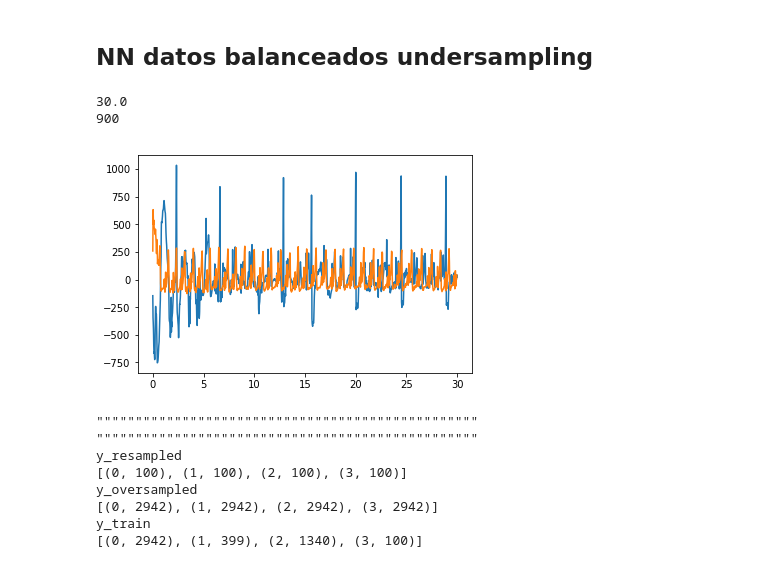
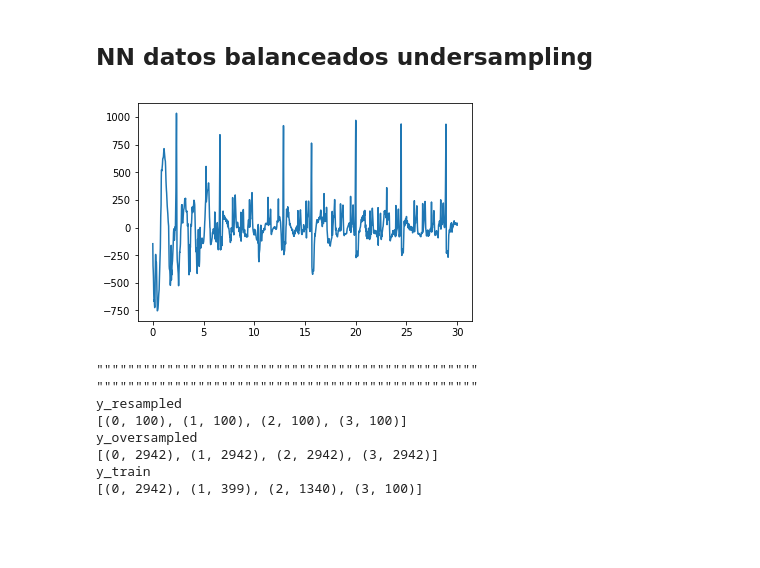
Before and after one commit to miansaay/Project, a Jupyter notebook: NN_datos_balanceados_undersampling.ipynb, the cells around one changed output. Cells and saved outputs as stored; diff of their text form; code cells hidden in the pictures; blank space fills up the shorter version.

```diff
--- a/NN_datos_balanceados_undersampling.ipynb
+++ b/NN_datos_balanceados_undersampling.ipynb
@@ -24,37 +24,35 @@ y_test = np.load('y_test.npy')
 
 fs = 300. #hz
 t = np.arange(len(X_train[0]))/fs
 plt.plot(t,X_train[0,:])
 
 #Es probable que tengamos un problema mal condicionado: vamos a realizar un submuestreo de la señal a 50 muestras por segundo
 from scipy import signal
 
-decimate = True
+decimate = False
 
 if decimate:
     freq = fs/10#Hz
     print(freq)
     secs = len(X_train[200])/fs
     samps = int(secs*freq)
     c = 0
     X_new = np.zeros((X_train.shape[0],samps))
     X_new_test = np.zeros((X_test.shape[0],samps))
     for x,x_test in zip(X_train,X_test):
         X_new[c,:] = signal.decimate(x,10,ftype = 'fir')
         X_new_test[c,:] = signal.decimate(x_test,10,ftype = 'fir')
 
         c += 1
 
     t = np.arange(len(X_new[200]))/freq
     plt.plot(t,X_new[200,:])
     print(len(X_new[0]))
 
     X_train = X_new.copy()
     X_test = X_new_test.copy()
 # %% [output]
-30.0
-900
-[figure, old version]
+[figure, new version]
 # %%
 from sklearn.preprocessing import StandardScaler
 
```
Also changed, not shown: parts of 5 cells of this notebook, 1 other file.
